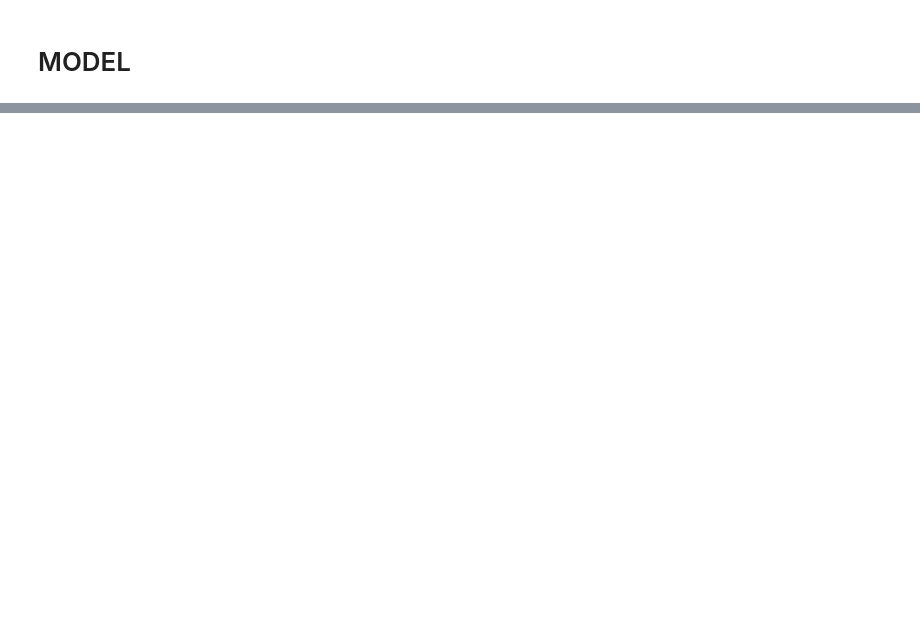
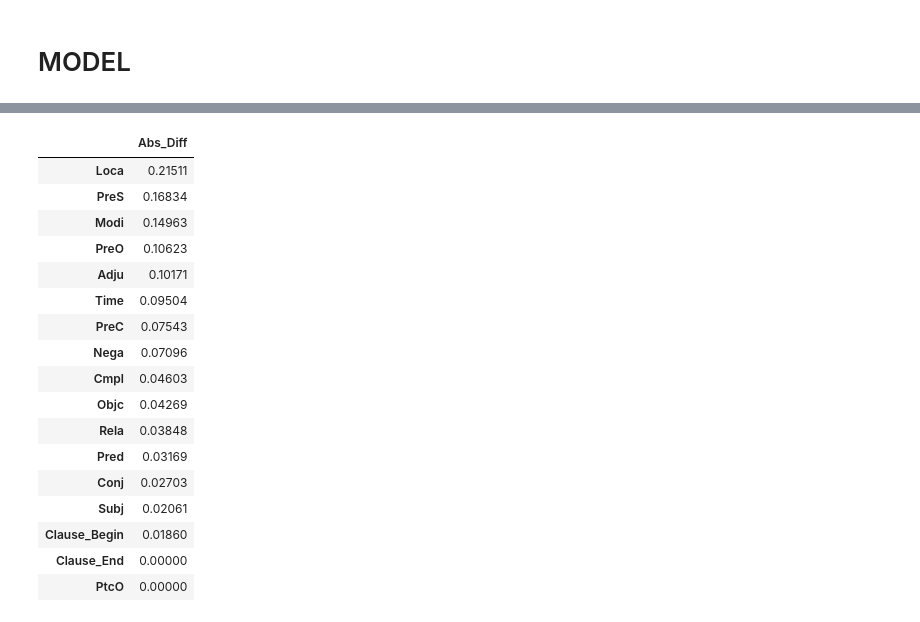
Before and after one commit to ETCBC/Probabilistic_Language_Change, a Jupyter notebook: Validating model.ipynb, the cells around one changed output, grey strips where cells are left out. Saved outputs shown, nothing was run; the diff lists cells and outputs as text; code cells hidden in the pictures; blank space fills up the shorter version.

```diff
--- a/Validating model.ipynb
+++ b/Validating model.ipynb
@@ -182,0 +269,29 @@ data['1_Kings'][:2]
+# %%
+model_train =  models['sbh']['train']
+model_test = models['sbh']['test']
+
+
+diffs = np.nan_to_num(abs(model_train - model_test).values).round(decimals=5)
+
+diffs = pd.DataFrame(diffs.sum(axis=1), index=nodes, columns=['Abs_Diff'])
+
+diffs.sort_values('Abs_Diff', ascending=False)
+# %% [output]
+|  | Abs_Diff |
+| Loca | 0.21511 |
+| PreS | 0.16834 |
+| Modi | 0.14963 |
+| PreO | 0.10623 |
+| Adju | 0.10171 |
+| Time | 0.09504 |
+| PreC | 0.07543 |
+| Nega | 0.07096 |
+| Cmpl | 0.04603 |
+| Objc | 0.04269 |
+| Rela | 0.03848 |
+| Pred | 0.03169 |
+| Conj | 0.02703 |
+| Subj | 0.02061 |
+| Clause_Begin | 0.01860 |
+| Clause_End | 0.00000 |
+| PtcO | 0.00000 |
```
Also changed, not shown: parts of 15 cells of this notebook, 1 other file.
